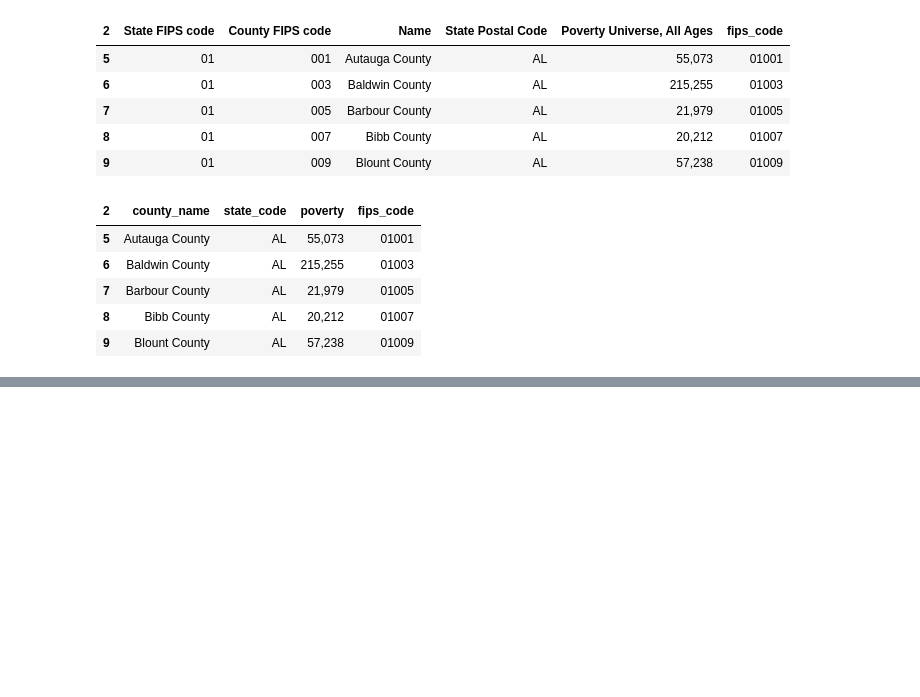
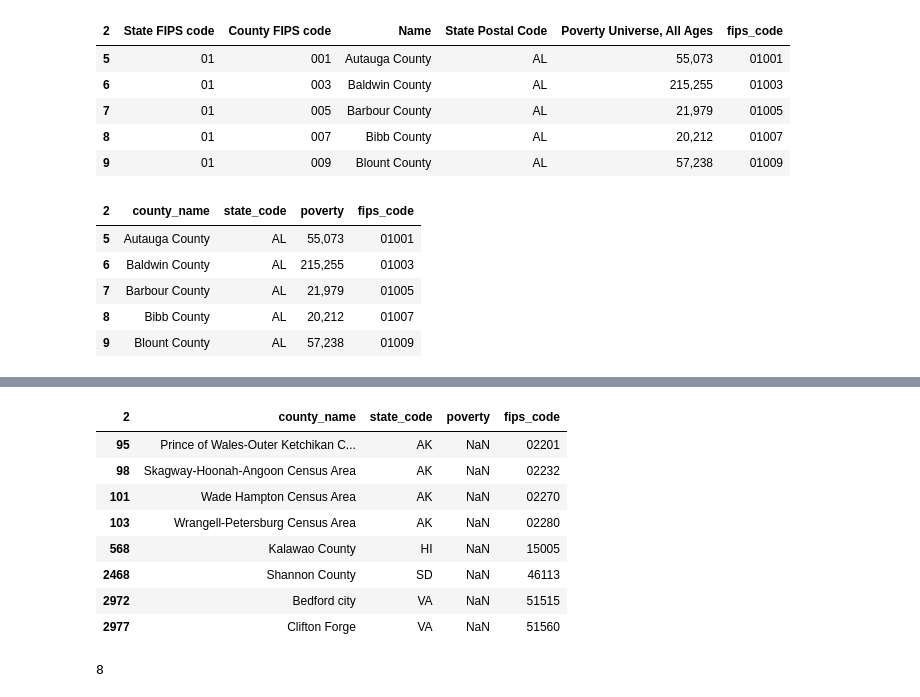
Before and after one commit to mmeadx/etl_covidvspoverty, a Jupyter notebook: ETL Project.ipynb, the cells around one changed output, grey strips where cells are left out. Drawn from its saved outputs; the diff is of its cells as text; code cells hidden in the pictures; blank space fills up the shorter version.

Commit message:
ET changes, dropping null values

```diff
--- a/ETL Project.ipynb
+++ b/ETL Project.ipynb
@@ -113,12 +151,12 @@ See the caveats in the documentation: https://pandas.pydata.org/pandas-docs/stab
 | 9 | 01 | 009 | Blount County | AL | 57,238 | 01009 |
 # %%
 # selecting the columns the final data frame
-poverty_data = poverty_drop.iloc[:, 2:6]
+poverty_trim = poverty_drop.iloc[:, 2:6]
 # %%
-poverty_data = poverty_data.rename(columns={'Poverty Universe, All Ages':'poverty',
+poverty_trim = poverty_trim.rename(columns={'Poverty Universe, All Ages':'poverty',
                                             'State Postal Code': 'state_code',
                                             'Name': 'county_name'})
-poverty_data.head()
+poverty_trim.head()
 # %% [output]
 | 2 | county_name | state_code | poverty | fips_code |
 | 5 | Autauga County | AL | 55,073 | 01001 |
@@ -128,0 +191,18 @@ poverty_data.head()
+# %%
+# exploring null values
+null_val = poverty_trim[poverty_trim['poverty'].isnull()]
+null_val
+# %% [output]
+| 2 | county_name | state_code | poverty | fips_code |
+| 95 | Prince of Wales-Outer Ketchikan C... | AK | NaN | 02201 |
+| 98 | Skagway-Hoonah-Angoon Census Area | AK | NaN | 02232 |
+| 101 | Wade Hampton Census Area | AK | NaN | 02270 |
+| 103 | Wrangell-Petersburg Census Area | AK | NaN | 02280 |
+| 568 | Kalawao County | HI | NaN | 15005 |
+| 2468 | Shannon County | SD | NaN | 46113 |
+| 2972 | Bedford city | VA | NaN | 51515 |
+| 2977 | Clifton Forge | VA | NaN | 51560 |
+# %%
+poverty_trim['poverty'].isnull().sum()
+# %% [output]
+8
```
Also changed, not shown: parts of 12 cells of this notebook.
